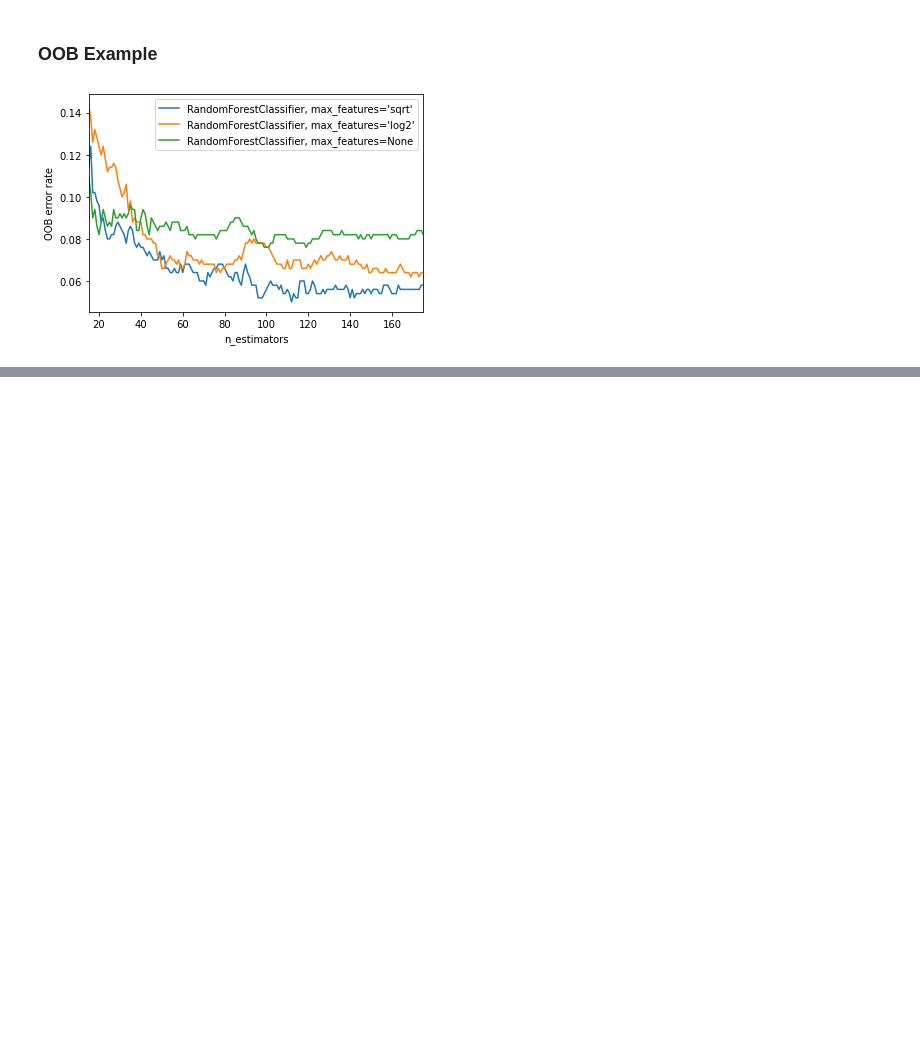
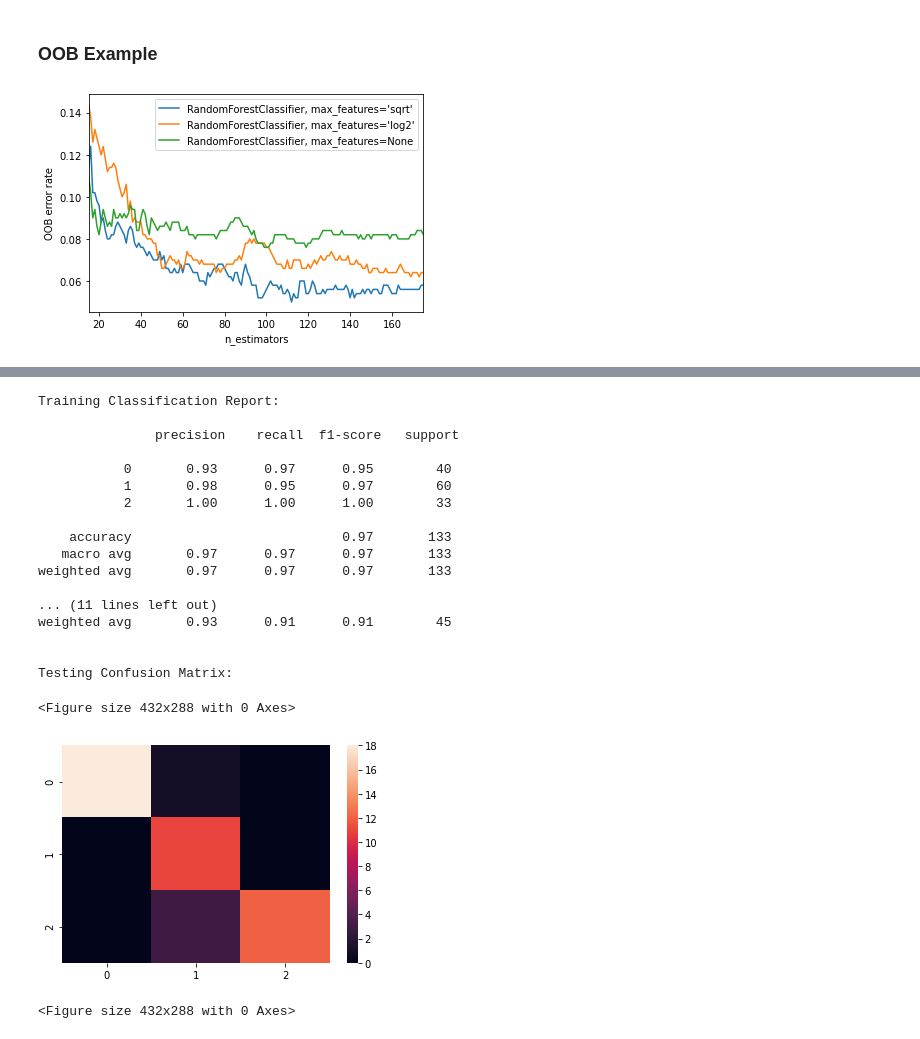
Before and after one commit to rtwhite1546/Spring-2021-Intro-to-Machine-Learning, a Jupyter notebook: Week-11-Random-Forests-and-Boosting/Week11.ipynb, the cells around one changed output, grey strips where cells are left out. Drawn from its saved outputs; the diff is of its cells as text; code cells hidden in the pictures; blank space fills up the shorter version.

```diff
--- a/Week-11-Random-Forests-and-Boosting/Week11.ipynb
+++ b/Week-11-Random-Forests-and-Boosting/Week11.ipynb
@@ -299,0 +369,55 @@ plt.show()
+# %%
+data = load_wine()
+
+X = data['data']
+Y = data['target']
+
+# split the data into train and test sets
+trainX, testX, trainY, testY = train_test_split(X, Y, test_size = 0.25)
+
+# build the classifier
+model = AdaBoostClassifier()
+
+# fit the classifier to the training data
+model.fit(trainX, trainY)
+
+# predict the labels of the training set
+predictedY = model.predict(trainX)
+
+# print quality metrics
+print('\nTraining Classification Report:\n\n', classification_report(trainY, predictedY))
+
+# predict the labels of the test set
+predictedY = model.predict(testX)
+
+# print quality metrics
+print('\nTesting Classification Report:\n\n', classification_report(testY, predictedY))
+
+# predict the labels of the test set
+predictedY = model.predict(testX)
+
+print('\nTesting Confusion Matrix:\n')
+
+sn.heatmap(confusion_matrix(testY, predictedY))
+plt.figure()
+# %% [output]
+Training Classification Report:
+
+               precision    recall  f1-score   support
+
+           0       0.93      0.97      0.95        40
+           1       0.98      0.95      0.97        60
+           2       1.00      1.00      1.00        33
+
+    accuracy                           0.97       133
+   macro avg       0.97      0.97      0.97       133
+weighted avg       0.97      0.97      0.97       133
+
+... (11 lines left out)
+weighted avg       0.93      0.91      0.91        45
+
+
+Testing Confusion Matrix:
+<Figure size 432x288 with 0 Axes>
+[figure, added]
+<Figure size 432x288 with 0 Axes>
```
Also changed, not shown: parts of 16 cells of this notebook.
